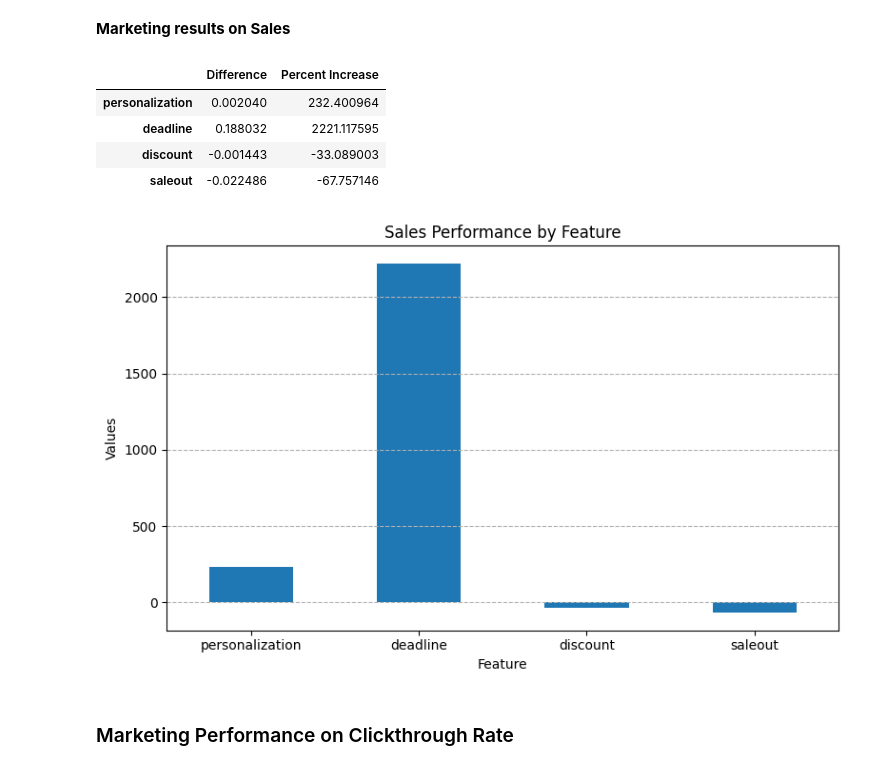
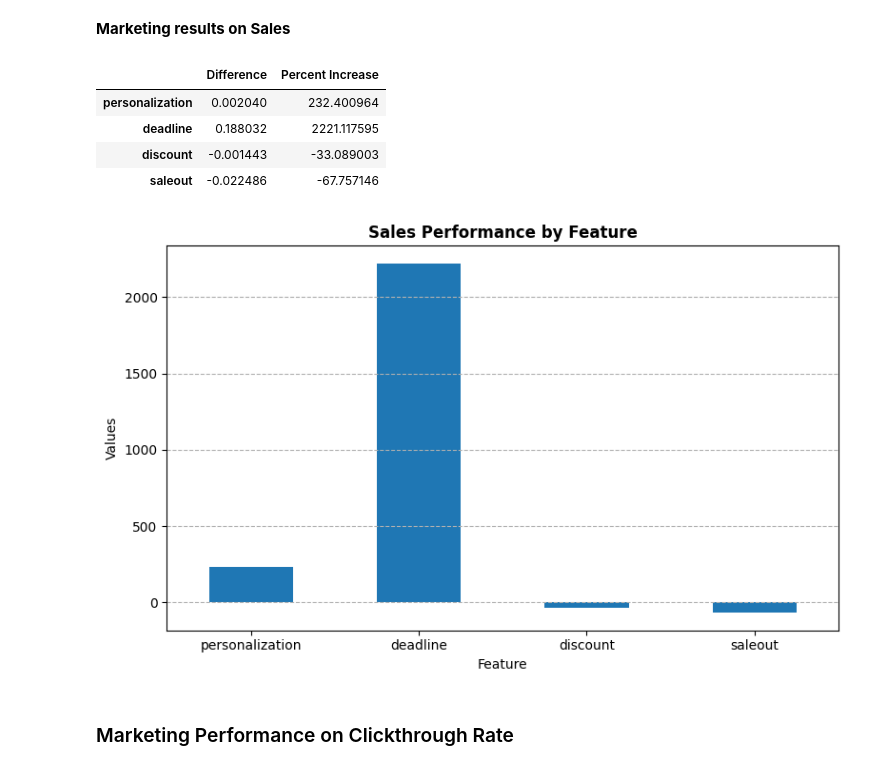
Before and after one commit to miguelsadorra14/DataWrangling, a Jupyter notebook: project.ipynb, the cells around one changed output. Drawn from its saved outputs; the diff is of its cells as text; code cells hidden in the pictures.

```diff
--- a/project.ipynb
+++ b/project.ipynb
@@ -361,30 +361,30 @@ display(final_result.div(final_result.sum(1),axis=0))
 # %%
 def getdiff(diff_df, feature):
     return diff_df[1][(feature, 1)] - diff_df[1][(feature, 0)]
 def get_percent(diff_df, feature):
     diff_1 = diff_df[1][(feature, 1)] - diff_df[1][(feature, 0)]
     return (diff_1 / diff_df[1][(feature, 0)]) * 100
 list_index = ['personalization', 'deadline', 'discount', 'saleout']
 
 sales_performance = pd.DataFrame({'Difference': [getdiff(diff, i) for i in list_index], 'Percent Increase': [get_percent(diff, i) for i in list_index]}, index = list_index)
 
 display(sales_performance)
 
 sales_performance['Percent Increase'].plot(kind='bar', figsize=(8, 5))
-plt.title('Sales Performance by Feature')
+plt.title('Sales Performance by Feature', weight='bold')
 plt.xlabel('Feature')
 plt.ylabel('Values')
 plt.xticks(rotation=0)
 plt.grid(axis='y', linestyle='--')
 plt.tight_layout()
 plt.show()
 # %% [output]
 |  | Difference | Percent Increase |
 | personalization | 0.002040 | 232.400964 |
 | deadline | 0.188032 | 2221.117595 |
 | discount | -0.001443 | -33.089003 |
 | saleout | -0.022486 | -67.757146 |
-[figure, old version]
+[figure, new version]
 # %% [markdown]
 ### Marketing Performance on Clickthrough Rate
 # %%
```
Also changed, not shown: parts of 3 cells of this notebook.
